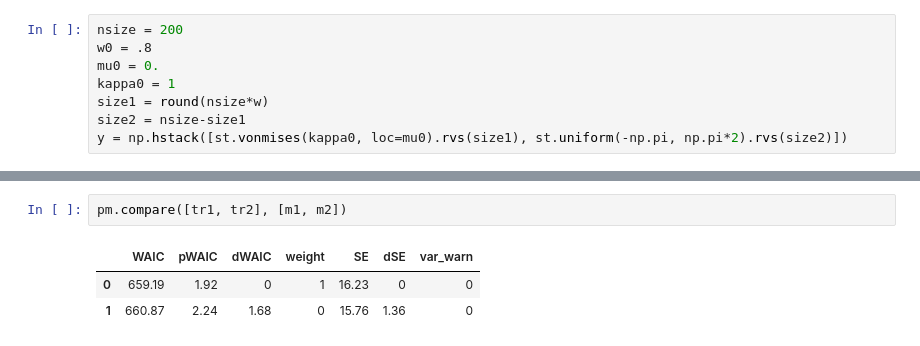
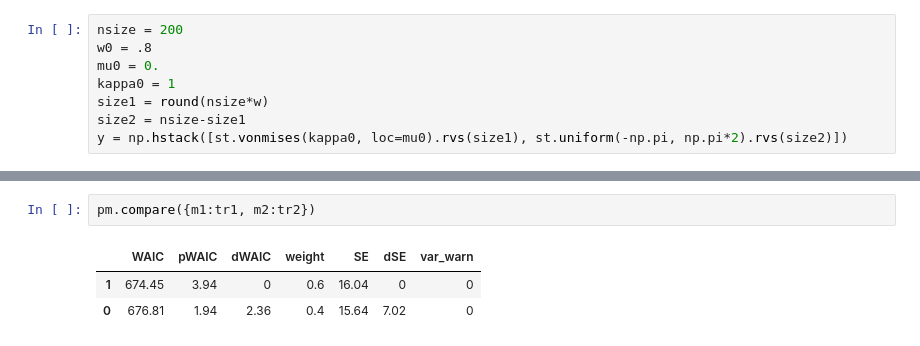
Before and after one commit to junpenglao/Planet_Sakaar_Data_Science, a Jupyter notebook: Miscellaneous/VonMises mixture.ipynb, the cells around one changed output, grey strips where cells are left out. Saved outputs shown, nothing was run; the diff lists cells and outputs as text.

```diff
--- a/Miscellaneous/VonMises mixture.ipynb
+++ b/Miscellaneous/VonMises mixture.ipynb
@@ -107,6 +104,6 @@ pm.traceplot(tr2, lines=dict(w=w0, mu=mu0, sd=kappa0));
 # %%
-pm.compare([tr1, tr2], [m1, m2])
+pm.compare({m1:tr1, m2:tr2})
 # %% [output]
 |  | WAIC | pWAIC | dWAIC | weight | SE | dSE | var_warn |
-| 0 | 659.19 | 1.92 | 0 | 1 | 16.23 | 0 | 0 |
-| 1 | 660.87 | 2.24 | 1.68 | 0 | 15.76 | 1.36 | 0 |
+| 1 | 674.45 | 3.94 | 0 | 0.6 | 16.04 | 0 | 0 |
+| 0 | 676.81 | 1.94 | 2.36 | 0.4 | 15.64 | 7.02 | 0 |
```
Also changed, not shown: parts of 6 cells of this notebook, 2 other files.
